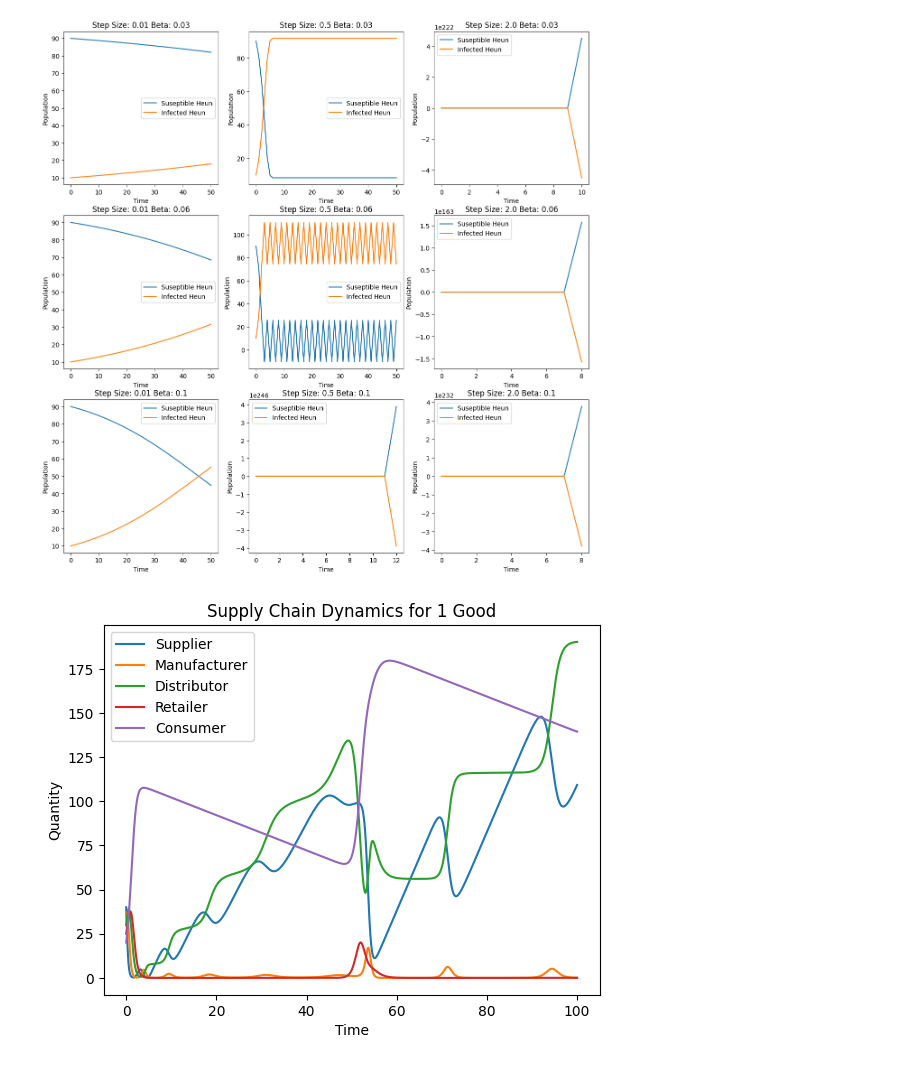
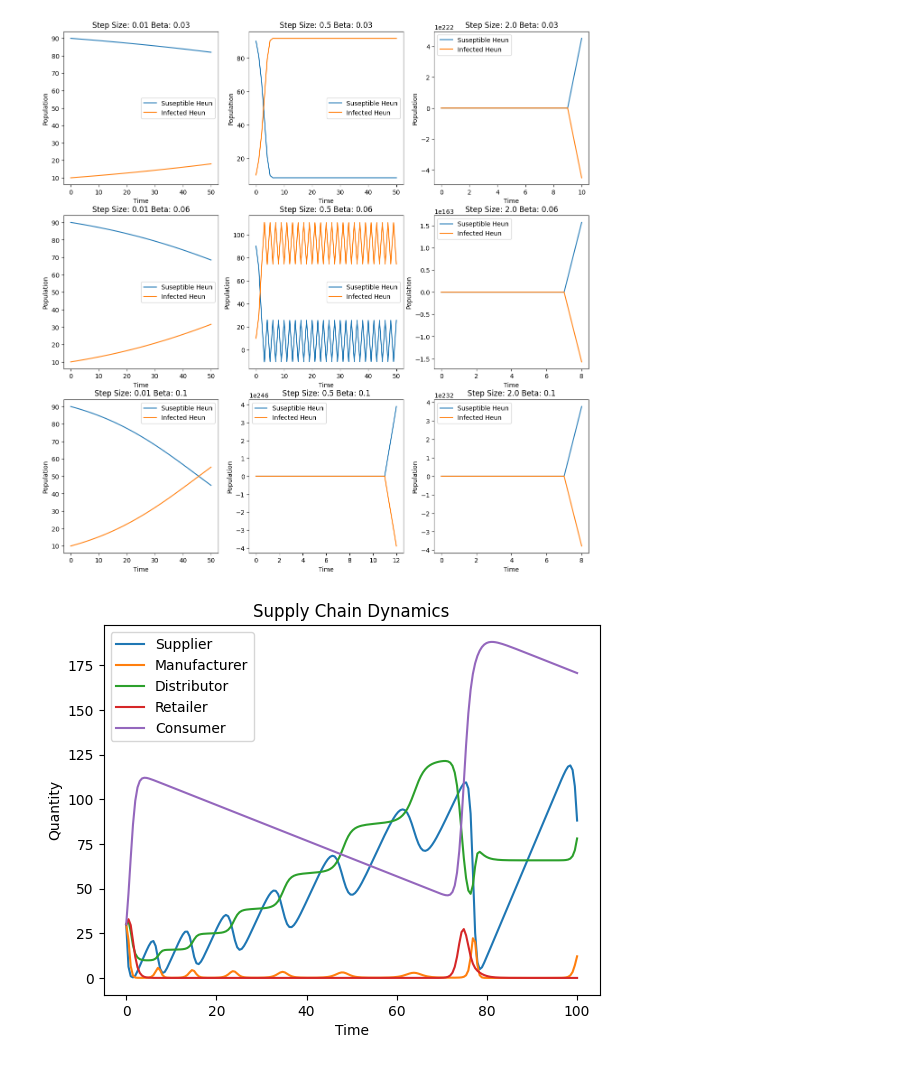
Before and after one commit to aiqojo/csys6020, a Jupyter notebook: HW1.ipynb, the cells around one changed output. Saved outputs shown, nothing was run; the diff lists cells and outputs as text; code cells hidden in the pictures.

```diff
--- a/HW1.ipynb
+++ b/HW1.ipynb
@@ -165,40 +165,117 @@ def supply_chain(Y, t, K_S, k_SM, k_MD, k_DR, k_RC, k_C):
     # Derivatives between states
     dSdt = (K_S * S - k_SM * S * M) / (S+M)
     dMdt = (k_SM * S * M - k_MD * M * D) / (S+M+D)
-    dDdt = (k_MD * M * D - k_DR * D * R) / (M+D+R)
+    dDdt = (k_MD * M * D - k_DR * D * R) / (M+D+R+(S+C)/2)
     dRdt = (k_DR * D * R - k_RC * R * C ) / (D+R+C)
     dCdt = (k_RC * R * C - k_C * C) / (R+C)
 
     return [dSdt, dMdt, dDdt, dRdt, dCdt]
 
 # Define time span
-t = np.linspace(0, 100, 5000)
+t = np.linspace(0, 100, 200)
 
-# Initial conditions for just 1 good (for instance, the High Value, Low Volume scenario)
 # Initial conditions
-S0 = 40
-M0 = 35
+S0 = 30
+M0 = 30
 D0 = 30
-R0 = 25
-C0 = 20
+R0 = 30
+C0 = 30
 Y0 = [S0, M0, D0, R0, C0]
 
 # Parameters
 k_S = 6
 k_SM = 5
 k_MD = 4
 k_DR = 3
 k_RC = 2
 k_C = 1
 
 result = odeint(supply_chain, Y0, t, args=(k_S, k_SM, k_MD, k_DR, k_RC, k_C))
 
 # If needed, you can plot the results using matplotlib.
 plt.plot(t, result)
 plt.legend(['Supplier', 'Manufacturer', 'Distributor', 'Retailer', 'Consumer'])
 plt.xlabel('Time')
 plt.ylabel('Quantity')
-plt.title('Supply Chain Dynamics for 1 Good')
+plt.title('Supply Chain Dynamics')
 plt.show()
+
+# Initial conditions
+S0 = 30
+M0 = 30
+D0 = 30
+R0 = 30
+C0 = 30
+Y0 = [S0, M0, D0, R0, C0]
+
+# Parameters
+k_S = 5
+k_SM = 4
+k_MD = 3
+k_DR = 2
+k_RC = 1
+k_C = 2
+
+result = odeint(supply_chain, Y0, t, args=(k_S, k_SM, k_MD, k_DR, k_RC, k_C))
+
+# If needed, you can plot the results using matplotlib.
+plt.plot(t, result)
+plt.legend(['Supplier', 'Manufacturer', 'Distributor', 'Retailer', 'Consumer'])
+plt.xlabel('Time')
+plt.ylabel('Quantity')
+plt.title('Supply Chain Dynamics')
+plt.show()
+
+# Initial conditions
+S0 = 15
+M0 = 15
+D0 = 15
+R0 = 15
+C0 = 15
+Y0 = [S0, M0, D0, R0, C0]
+
+# Parameters
+k_S = 3
+k_SM = 3
+k_MD = 3
+k_DR = 3
+k_RC = 3
+k_C = 3
+
+result = odeint(supply_chain, Y0, t, args=(k_S, k_SM, k_MD, k_DR, k_RC, k_C))
+
+# If needed, you can plot the results using matplotlib.
+plt.plot(t, result)
+plt.legend(['Supplier', 'Manufacturer', 'Distributor', 'Retailer', 'Consumer'])
+plt.xlabel('Time')
+plt.ylabel('Quantity')
+plt.title('Supply Chain Dynamics')
+plt.show()
+
+# Initial conditions
+S0 = 15
+M0 = 15
+D0 = 15
+R0 = 15
+C0 = 15
+Y0 = [S0, M0, D0, R0, C0]
+
+# Parameters
+k_S = 3
+k_SM = 1
+k_MD = 2
+k_DR = 2
+k_RC = 1
+k_C = 3
+
+result = odeint(supply_chain, Y0, t, args=(k_S, k_SM, k_MD, k_DR, k_RC, k_C))
+
+# If needed, you can plot the results using matplotlib.
+plt.plot(t, result)
+plt.legend(['Supplier', 'Manufacturer', 'Distributor', 'Retailer', 'Consumer'])
+plt.xlabel('Time')
+plt.ylabel('Quantity')
+plt.title('Supply Chain Dynamics')
+plt.show()
 # %% [output]
-[figure, old version]
+[figure, new version]
```
Also changed, not shown: parts of 3 cells of this notebook.
